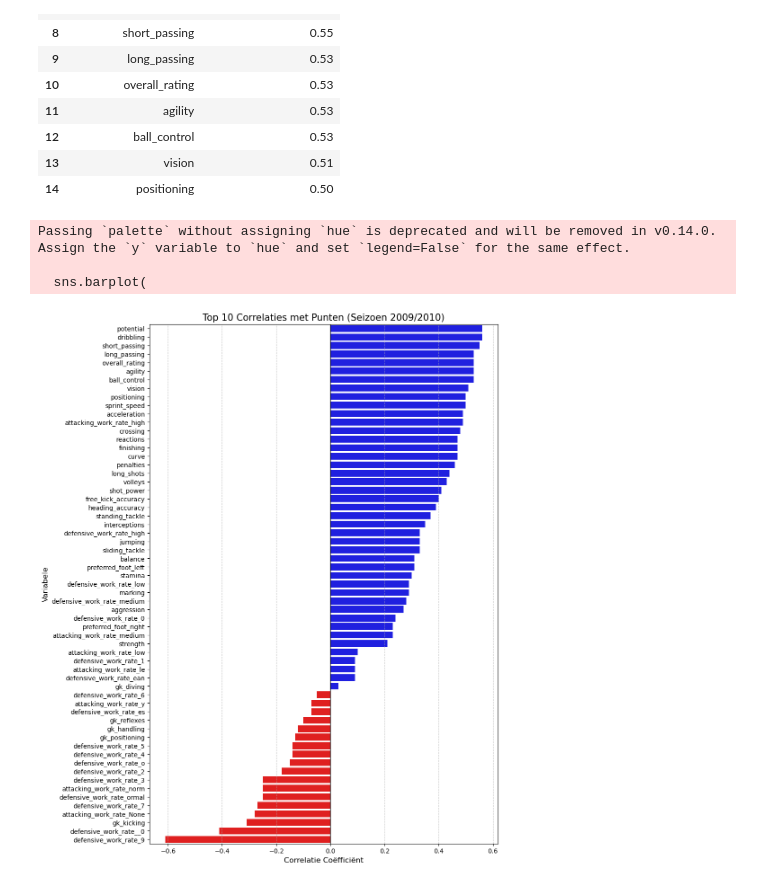
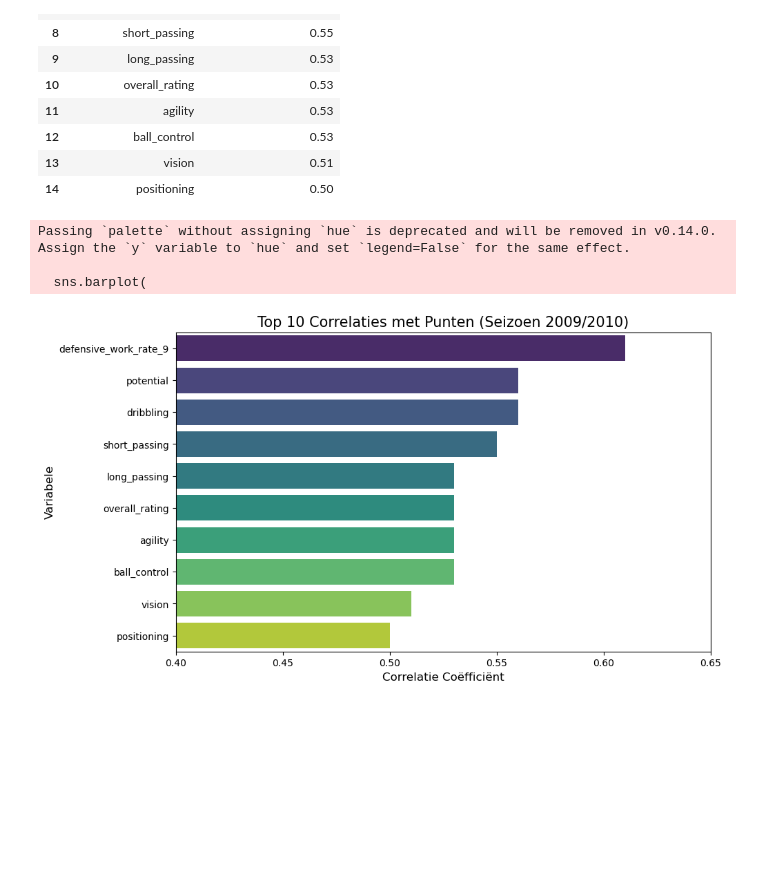
Before and after one commit to EchoinSilences/Datalab2, a Jupyter notebook: Report.ipynb, the cells around one changed output. Saved outputs shown, nothing was run; the diff lists cells and outputs as text; code cells hidden in the pictures; blank space fills up the shorter version.

```diff
--- a/Report.ipynb
+++ b/Report.ipynb
@@ -777,33 +778,42 @@ Top 10 meest correlerende factoren:
 | 13 | vision | 0.51 |
 | 14 | positioning | 0.50 |
 # %%
+
+# 1. Maak een kopie en bereken de absolute waarden
+df_plot = correlations.copy()
+df_plot['abs_correlation'] = df_plot['correlation_with_points'].abs()
+
+# 2. Sorteer op de absolute waarde (de sterkste relaties bovenaan)
+df_plot = df_plot.sort_values('abs_correlation', ascending=False).head(10)
+
 # We gebruiken de variabele 'correlations' uit jouw screenshot
 # Zorg dat de data gesorteerd is op de correlatiewaarde
-df_plot = correlations.sort_values('correlation_with_points', ascending=False)
+df_plot = df_plot.sort_values('abs_correlation', ascending=False)
 
 # Instellen van de figuur
-plt.figure(figsize=(10, 15))
+plt.figure(figsize=(10, 6))
 
 # Maak de barplot
 # We gebruiken 'coolwarm' als kleurenschema: blauw voor positief, rood voor negatief.
 colors = ['blue' if x > 0 else 'red' for x in df_plot['correlation_with_points']]
 sns.barplot(
-    x='correlation_with_points',
+    x='abs_correlation',
     y='variable',
     data=df_plot,
-    palette=colors
-)
+    palette='viridis')
+
 
 # Layout details
 plt.title('Top 10 Correlaties met Punten (Seizoen 2009/2010)', fontsize=15)
 plt.xlabel('Correlatie Coëfficiënt', fontsize=12)
 plt.ylabel('Variabele', fontsize=12)
 plt.axvline(0, color='black', lw=1)  # Voeg een lijn toe op het nulpunt
-plt.grid(axis='x', linestyle='--', alpha=0.7)
+plt.xlim(0.4, 0.65)
+
 
 plt.show()
 # %% [output]
 Passing `palette` without assigning `hue` is deprecated and will be removed in v0.14.0. Assign the `y` variable to `hue` and set `legend=False` for the same effect.
 
   sns.barplot(
-[figure, old version]
+[figure, new version]
```
Also changed, not shown: parts of 2 cells of this notebook.
